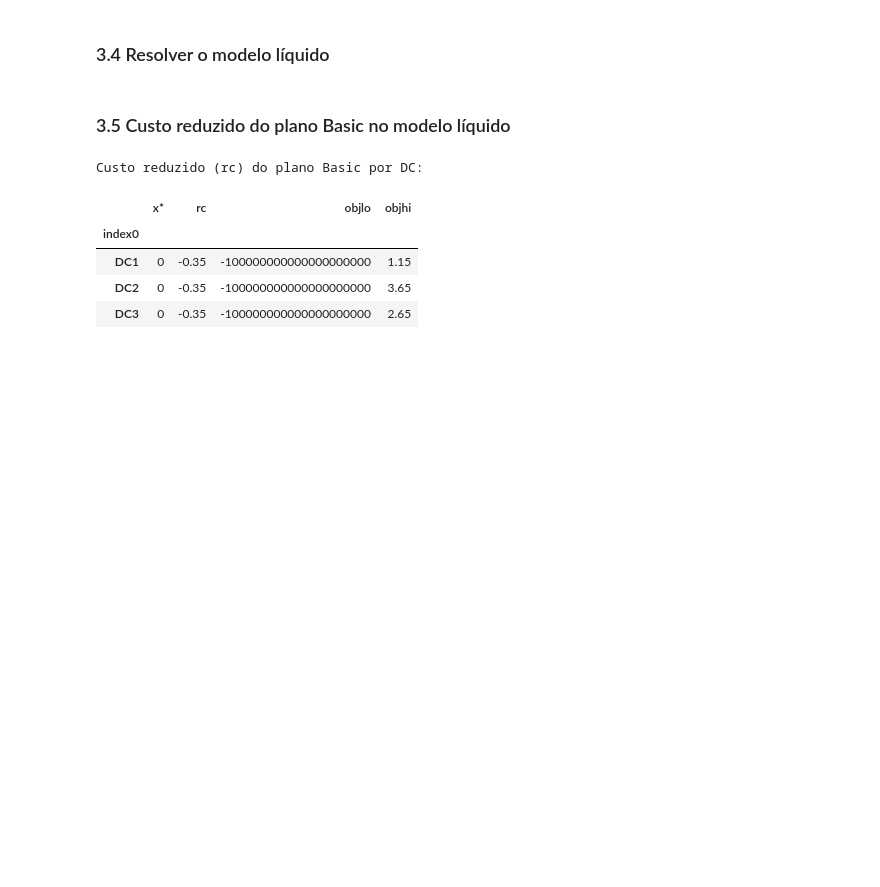
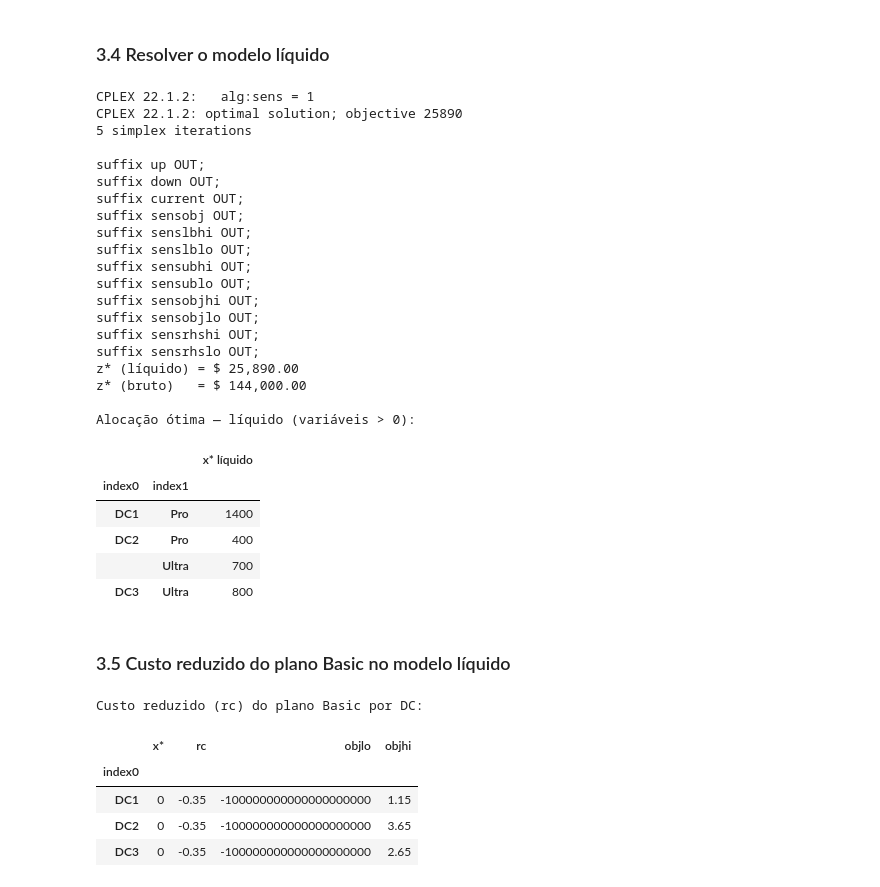
Before and after one commit to m9tzin/o-research, a Jupyter notebook: 09/analise-sensibilidade.ipynb, the cells around one changed output. Saved outputs shown, nothing was run; the diff lists cells and outputs as text; code cells hidden in the pictures; blank space fills up the shorter version.

```diff
--- a/09/analise-sensibilidade.ipynb
+++ b/09/analise-sensibilidade.ipynb
@@ -540,21 +589,48 @@ display(df_marg)
 # %%
 ampl.reset()
 ampl.read("liquido.mod")
 ampl.read_data("liquido.dat")
 
 ampl.option["solver"] = "cplex"
 ampl.option["cplex_options"] = "sens=1"
 ampl.solve()
 
-z_liq = ampl.get_objective("Margem_Liquida").value()
+z_liq = ampl.get_objective("z").value()
 print(f"z* (líquido) = $ {z_liq:,.2f}")
 print(f"z* (bruto)   = $ {z_bruto:,.2f}")
 
 x_liq = ampl.get_variable("x").get_values().to_pandas()
 x_liq.columns = ["x* líquido"]
 x_liq = x_liq[x_liq["x* líquido"] > 1e-6]
 print("\nAlocação ótima — líquido (variáveis > 0):")
 display(x_liq)
+# %% [output]
+CPLEX 22.1.2:   alg:sens = 1
+CPLEX 22.1.2: optimal solution; objective 25890
+5 simplex iterations
+
+suffix up OUT;
+suffix down OUT;
+suffix current OUT;
+suffix sensobj OUT;
+suffix senslbhi OUT;
+suffix senslblo OUT;
+suffix sensubhi OUT;
+suffix sensublo OUT;
+suffix sensobjhi OUT;
+suffix sensobjlo OUT;
+suffix sensrhshi OUT;
+suffix sensrhslo OUT;
+z* (líquido) = $ 25,890.00
+z* (bruto)   = $ 144,000.00
+
+Alocação ótima — líquido (variáveis > 0):
+|  |  | x* líquido |
+| index0 | index1 |  |
+| DC1 | Pro | 1400 |
+| DC2 | Pro | 400 |
+|  | Ultra | 700 |
+| DC3 | Ultra | 800 |
 # %% [markdown]
 ### 3.5 Custo reduzido do plano Basic no modelo líquido
 # %%
```
Also changed, not shown: parts of 16 cells of this notebook.
